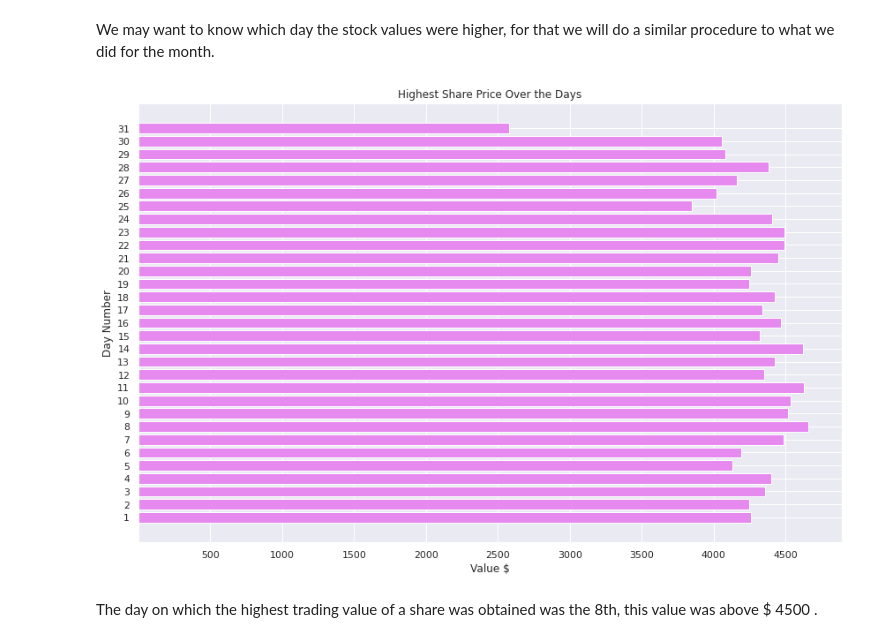
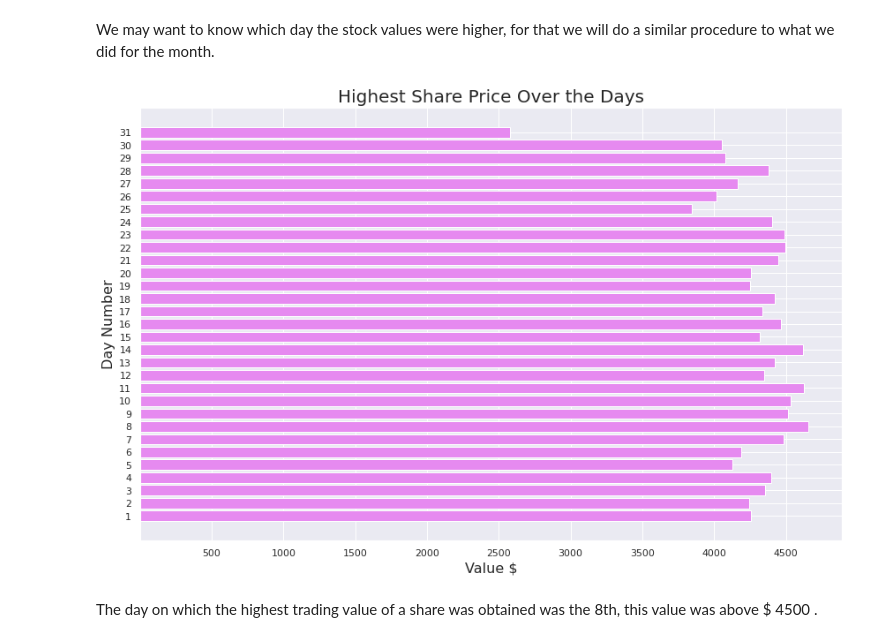
Before and after one commit to M-MSilva/Forecasting-and-analyzing-the-Financial-Market, a Jupyter notebook: jupyter notebook/Forecasting_and_analyzing_the_Financial_Market.ipynb, the cells around one changed output. Saved outputs shown, nothing was run; the diff lists cells and outputs as text; code cells hidden in the pictures.

```diff
--- a/jupyter notebook/Forecasting_and_analyzing_the_Financial_Market.ipynb
+++ b/jupyter notebook/Forecasting_and_analyzing_the_Financial_Market.ipynb
@@ -271,27 +271,27 @@ We may want to know which day the stock values were higher, for that we will do
 # %%
 #we extract the days
 DatasetCopy['Day'] = pd.DatetimeIndex(DatasetCopy['Date']).day
 
 daysRange = range(1,32)
 
 #group by day
 days = DatasetCopy.groupby('Day').sum()
 
 #plot
 fig=plt.figure(figsize=(12,8))
 
 plt.yticks(daysRange)
 plt.xticks(np.arange(500.0, max(results['High'])+1, 500.0))
 
-plt.ylabel('Day Number')
-plt.xlabel('Value $')
+plt.ylabel('Day Number',fontsize=16)
+plt.xlabel('Value $',fontsize=16)
 
 plt.barh(daysRange,days['High'],color='#E68AF0')
-plt.title('Highest Share Price Over the Days')
+plt.title('Highest Share Price Over the Days',fontsize=20)
 fig.tight_layout()
 plt.show()
 # %% [output]
-[figure, old version]
+[figure, new version]
 # %% [markdown]
 The day on which the highest trading value of a share was obtained was the 8th, this value was above $ 4500 .
 # %% [markdown]
```
Also changed, not shown: parts of 21 cells of this notebook.
